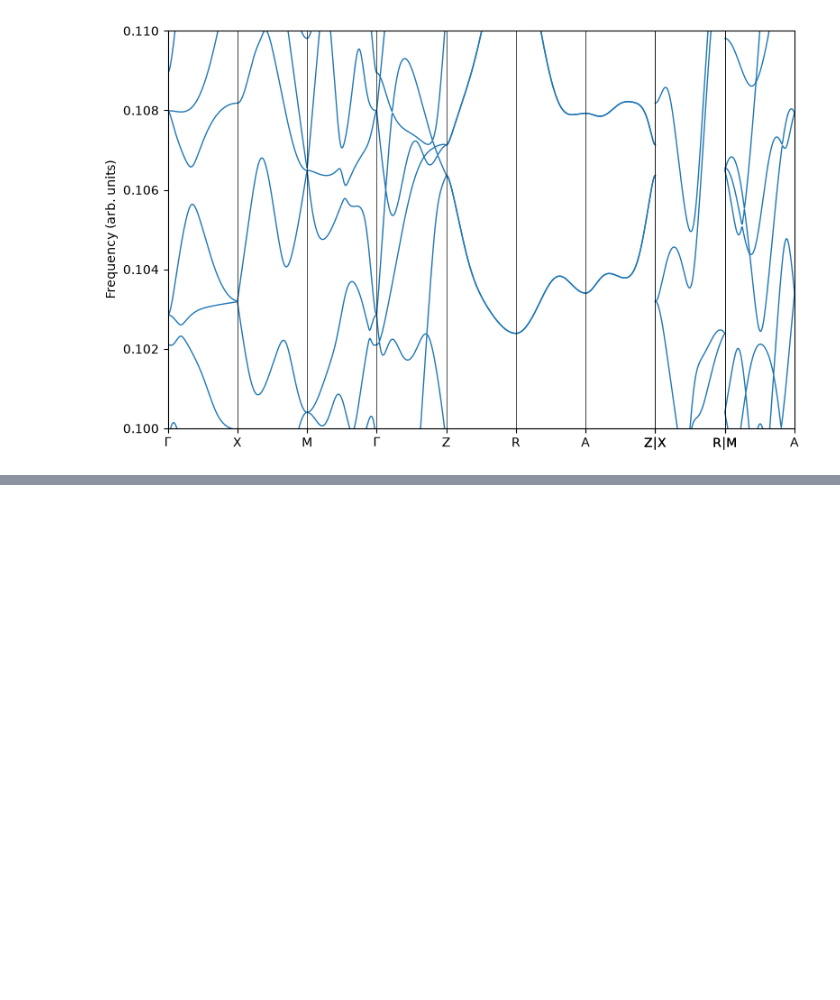
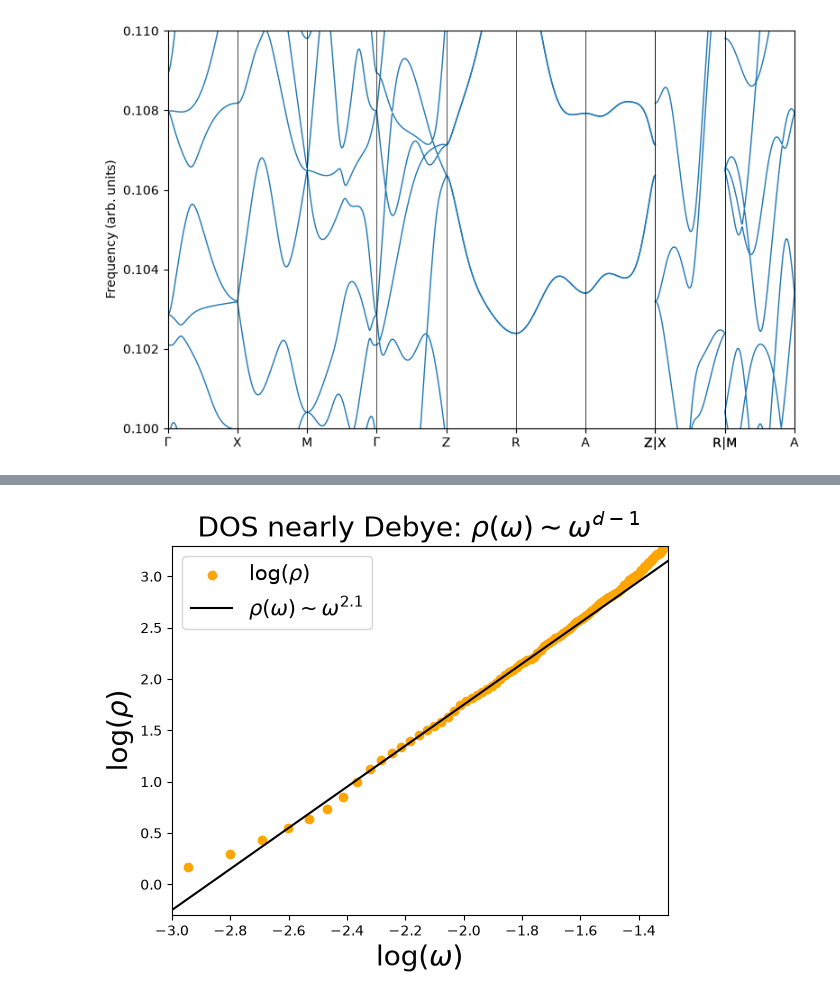
Before and after one commit to prism-science/goodvibes, a Jupyter notebook: sandbox/other-steve/hessian-terse.ipynb, the cells around one changed output, grey strips where cells are left out. Cells and saved outputs as stored; diff of their text form; code cells hidden in the pictures; blank space fills up the shorter version.

```diff
--- a/sandbox/other-steve/hessian-terse.ipynb
+++ b/sandbox/other-steve/hessian-terse.ipynb
@@ -250,0 +253,13 @@ dynamat.plot_bands_and_dos(bands, xs, ticks, ticklabels, -0.001, 0.19, breaks, c
+# %%
+plt.scatter(np.log10(centers[:150]), np.log10(dos[:150]),c='orange')
+xs = np.arange(-4,-1,0.001)
+ys = 2*xs+5.75
+plt.plot(xs,ys, c='k')
+plt.xlim(-3,-1.3)
+plt.ylim(-0.3,3.3)
+plt.xlabel('log($\\omega$)', fontsize=20)
+plt.ylabel('log($\\rho$)', fontsize=20)
+plt.legend(['log($\\rho$)', '$\\rho(\\omega)\\sim \\omega^{2.1}$'],fontsize=15)
+plt.title('DOS nearly Debye: $\\rho(\\omega)\\sim\\omega^{d-1}$',fontsize=20);
+# %% [output]
+[figure, added]
```
Also changed, not shown: parts of 1 cell of this notebook, 4 other files.
